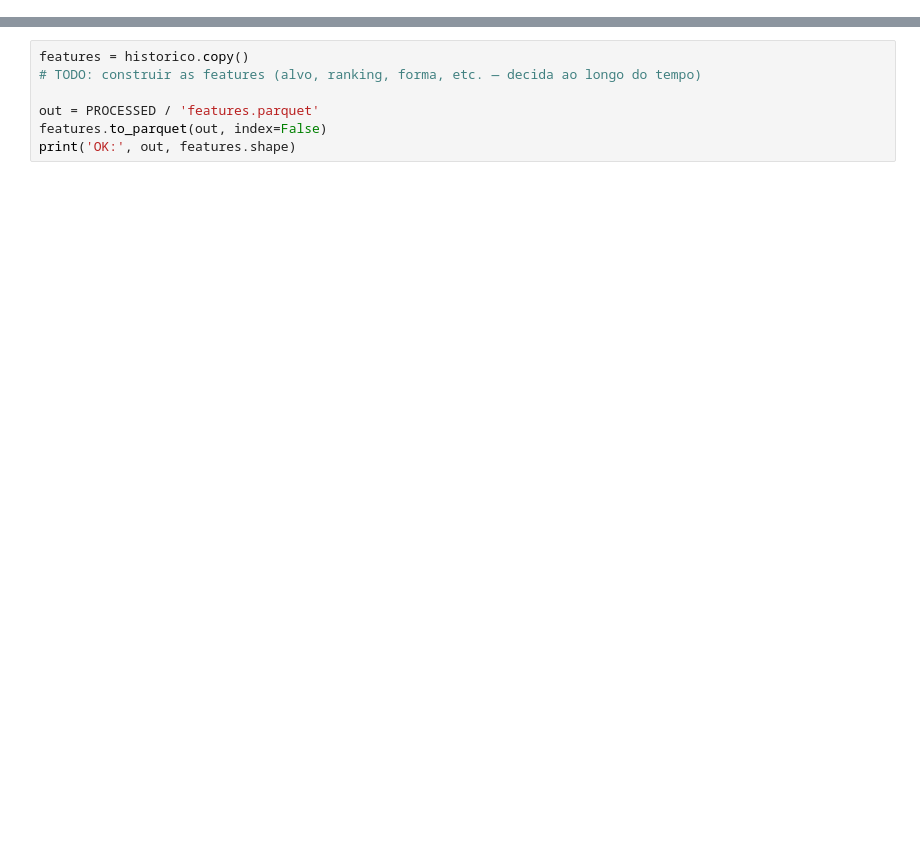
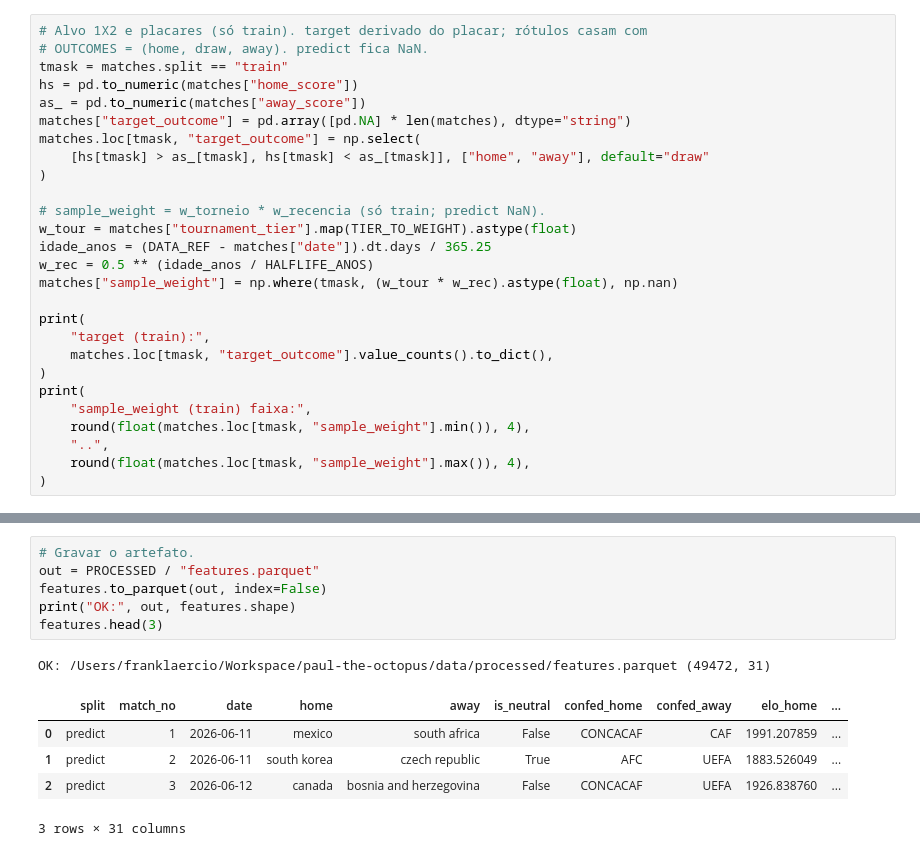
Before and after one commit to franklaercio/paul-the-octopus, a Jupyter notebook: notebooks/01_features.ipynb, the cells around one changed output, grey strips where cells are left out. Saved outputs shown, nothing was run; the diff lists cells and outputs as text; blank space fills up the shorter version.

```diff
--- a/notebooks/01_features.ipynb
+++ b/notebooks/01_features.ipynb
@@ -40,0 +510,27 @@ Ponto de partida: o histórico bruto. Adicione transformações conforme decidir
+# %%
+# Alvo 1X2 e placares (só train). target derivado do placar; rótulos casam com
+# OUTCOMES = (home, draw, away). predict fica NaN.
+tmask = matches.split == "train"
+hs = pd.to_numeric(matches["home_score"])
+as_ = pd.to_numeric(matches["away_score"])
+matches["target_outcome"] = pd.array([pd.NA] * len(matches), dtype="string")
+matches.loc[tmask, "target_outcome"] = np.select(
+    [hs[tmask] > as_[tmask], hs[tmask] < as_[tmask]], ["home", "away"], default="draw"
+)
+
+# sample_weight = w_torneio * w_recencia (só train; predict NaN).
+w_tour = matches["tournament_tier"].map(TIER_TO_WEIGHT).astype(float)
+idade_anos = (DATA_REF - matches["date"]).dt.days / 365.25
+w_rec = 0.5 ** (idade_anos / HALFLIFE_ANOS)
+matches["sample_weight"] = np.where(tmask, (w_tour * w_rec).astype(float), np.nan)
+
+print(
+    "target (train):",
+    matches.loc[tmask, "target_outcome"].value_counts().to_dict(),
+)
+print(
+    "sample_weight (train) faixa:",
+    round(float(matches.loc[tmask, "sample_weight"].min()), 4),
+    "..",
+    round(float(matches.loc[tmask, "sample_weight"].max()), 4),
+)
@@ -41,7 +612,13 @@ Ponto de partida: o histórico bruto. Adicione transformações conforme decidir
 # %%
-features = historico.copy()
-# TODO: construir as features (alvo, ranking, forma, etc. — decida ao longo do tempo)
-
-out = PROCESSED / 'features.parquet'
+# Gravar o artefato.
+out = PROCESSED / "features.parquet"
 features.to_parquet(out, index=False)
-print('OK:', out, features.shape)
+print("OK:", out, features.shape)
+features.head(3)
+# %% [output]
+OK: /Users/franklaercio/Workspace/paul-the-octopus/data/processed/features.parquet (49472, 31)
+|  | split | match_no | date | home | away | is_neutral | confed_home | confed_away | elo_home | ... |
+| 0 | predict | 1 | 2026-06-11 | mexico | south africa | False | CONCACAF | CAF | 1991.207859 | ... |
+| 1 | predict | 2 | 2026-06-11 | south korea | czech republic | True | AFC | UEFA | 1883.526049 | ... |
+| 2 | predict | 3 | 2026-06-12 | canada | bosnia and herzegovina | False | CONCACAF | UEFA | 1926.838760 | ... |
+3 rows × 31 columns
```
Also changed, not shown: parts of 28 cells of this notebook, 30 other files.
